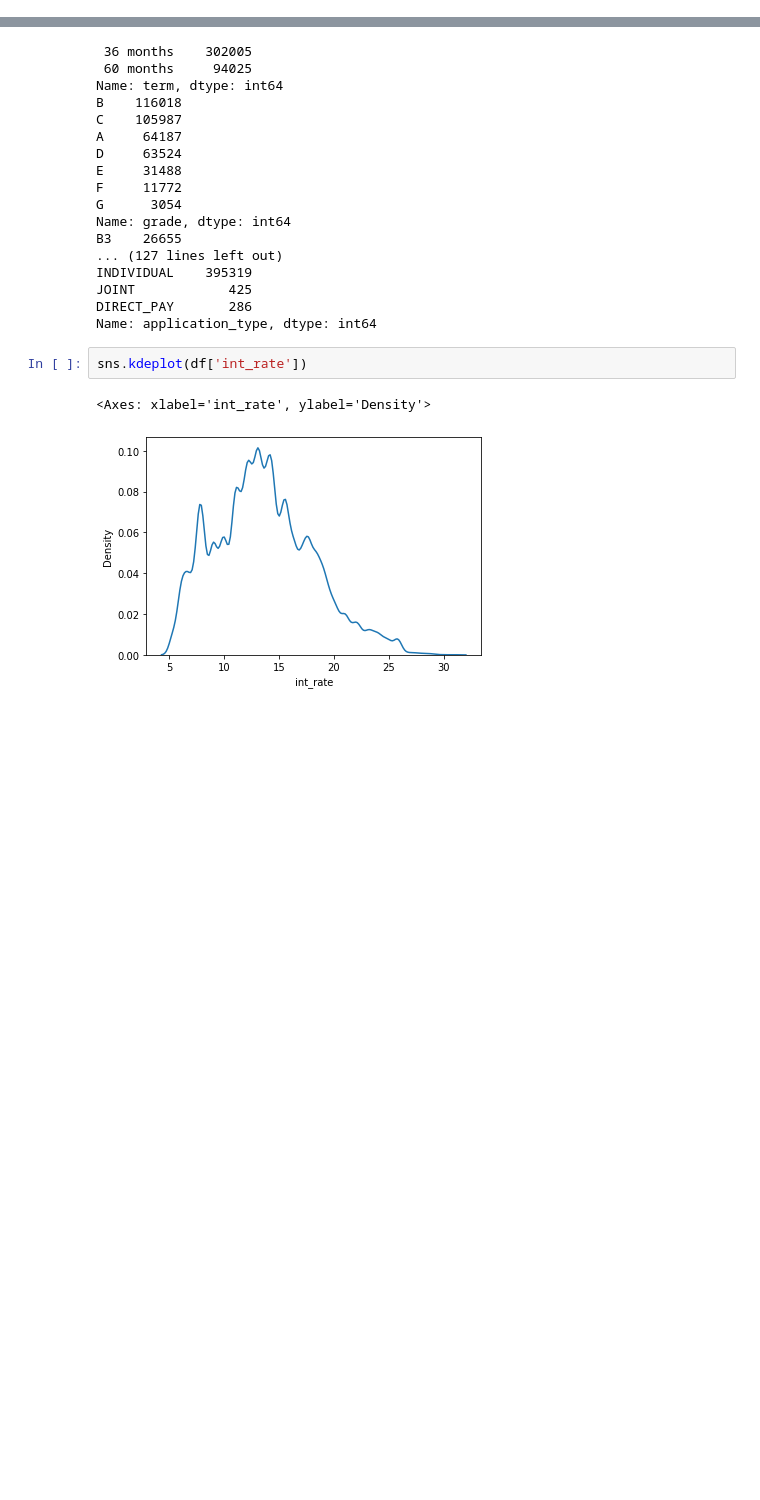
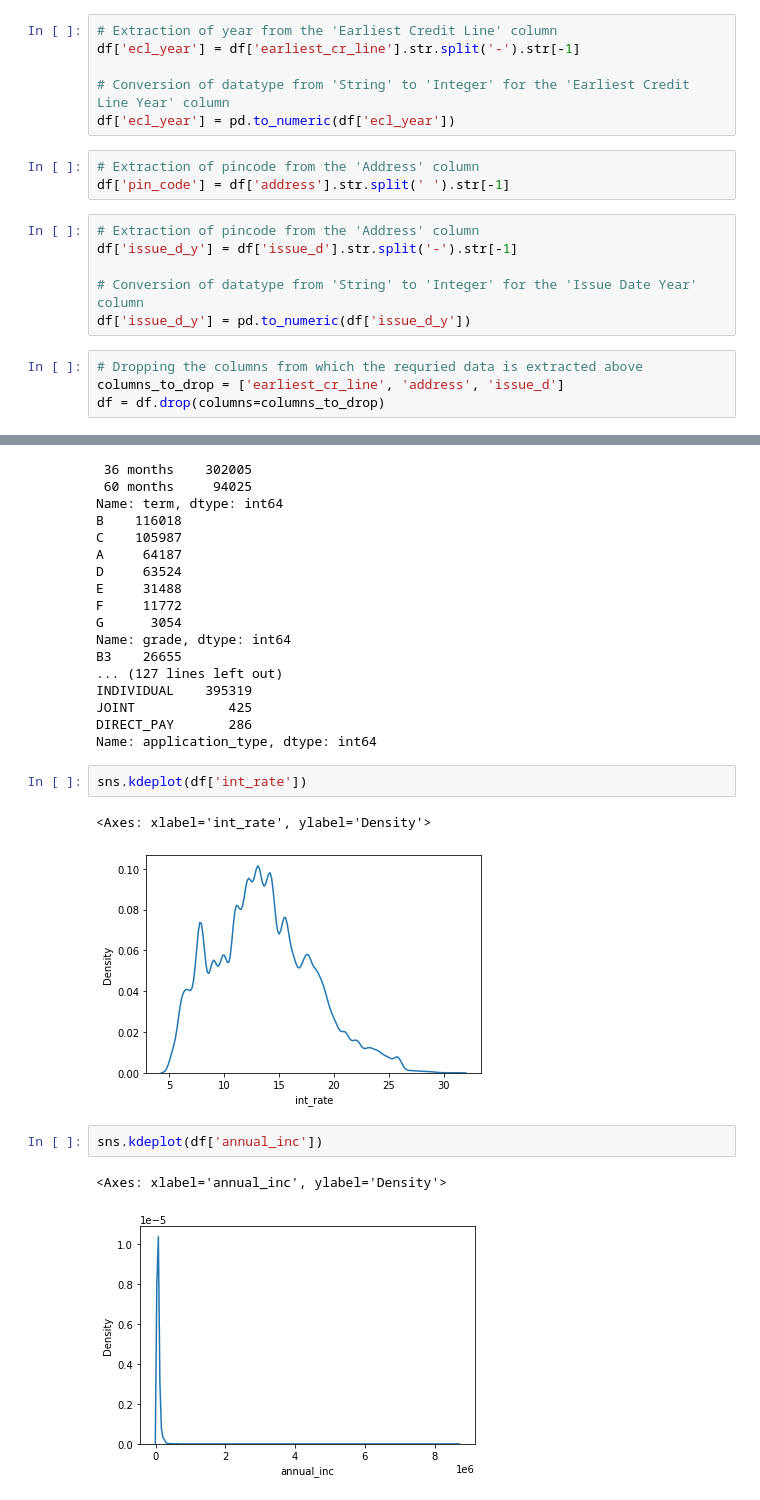
Before and after one commit to atomikkus/logistic_regression_loan, a Jupyter notebook: loan_tap.ipynb, the cells around one changed output, grey strips where cells are left out. Drawn from its saved outputs; the diff is of its cells as text; blank space fills up the shorter version.

```diff
--- a/loan_tap.ipynb
+++ b/loan_tap.ipynb
@@ -37,3 +60,22 @@ Index(['loan_amnt', 'term', 'int_rate', 'installment', 'grade', 'sub_grade',
+# %%
+# Extraction of year from the 'Earliest Credit Line' column
+df['ecl_year'] = df['earliest_cr_line'].str.split('-').str[-1]
+
+# Conversion of datatype from 'String' to 'Integer' for the 'Earliest Credit Line Year' column
+df['ecl_year'] = pd.to_numeric(df['ecl_year'])
+# %%
+# Extraction of pincode from the 'Address' column
+df['pin_code'] = df['address'].str.split(' ').str[-1]
+# %%
+# Extraction of pincode from the 'Address' column
+df['issue_d_y'] = df['issue_d'].str.split('-').str[-1]
+
+# Conversion of datatype from 'String' to 'Integer' for the 'Issue Date Year' column
+df['issue_d_y'] = pd.to_numeric(df['issue_d_y'])
+# %%
+# Dropping the columns from which the requried data is extracted above
+columns_to_drop = ['earliest_cr_line', 'address', 'issue_d']
+df = df.drop(columns=columns_to_drop)
 # %%
 numerical_columns = [
     'loan_amnt', 'int_rate', 'installment', 'annual_inc', 'dti',
@@ -73,3 +115,8 @@ sns.kdeplot(df['int_rate'])
 # %% [output]
 <Axes: xlabel='int_rate', ylabel='Density'>
 [figure]
+# %%
+sns.kdeplot(df['annual_inc'])
+# %% [output]
+<Axes: xlabel='annual_inc', ylabel='Density'>
+[figure, added]
```
Also changed, not shown: parts of 2 cells of this notebook.
